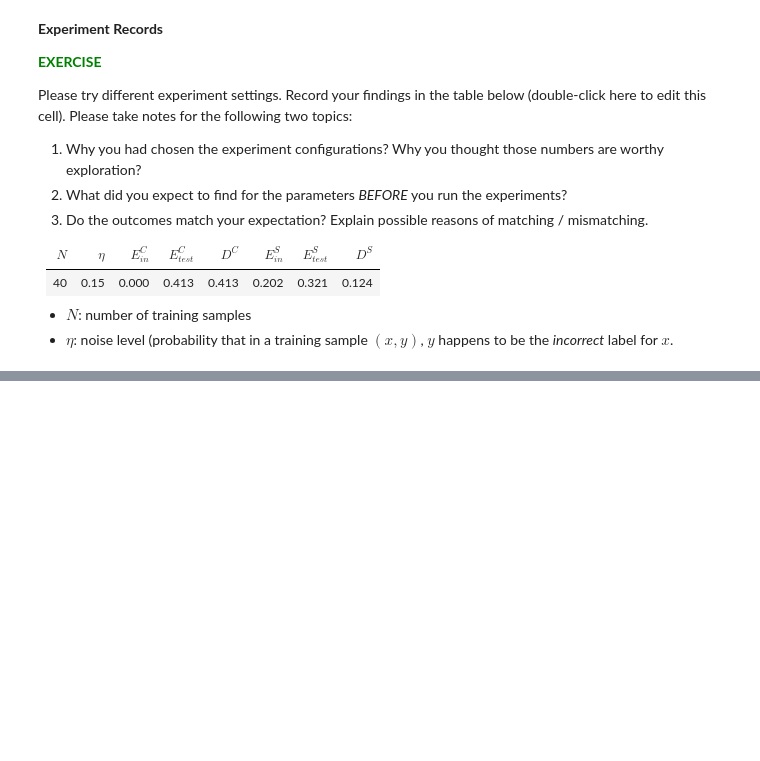
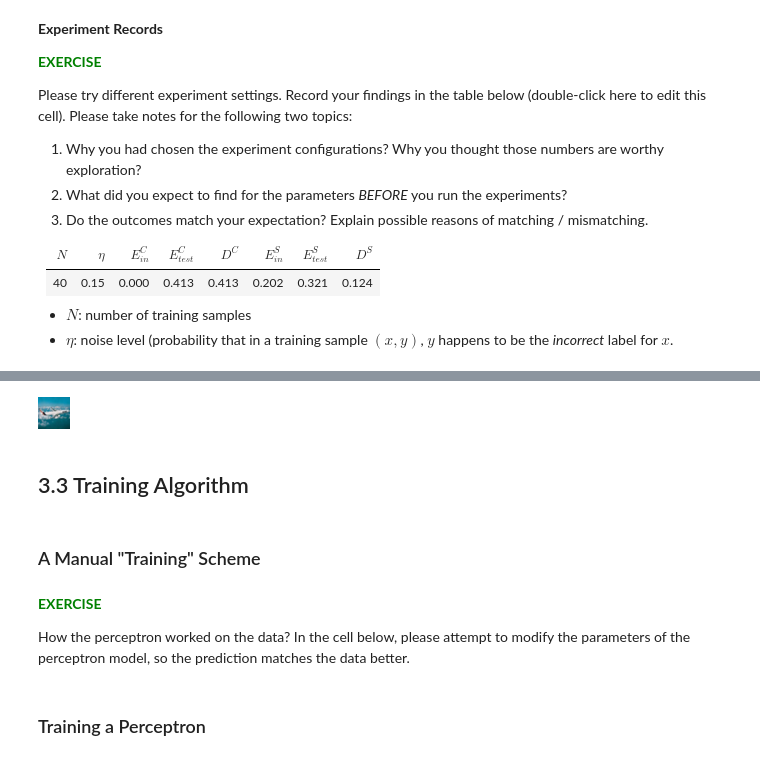
Before and after one commit to aedanr/UTS_ML_S19, a Jupyter notebook: Copy_of_NB01_NaiveLearning_PythonBasics.ipynb, the cells around one changed output, grey strips where cells are left out. Drawn from its saved outputs; the diff is of its cells as text; code cells hidden in the pictures; blank space fills up the shorter version.

Commit message:
With lab 3 notes and exercises done

```diff
--- a/Copy_of_NB01_NaiveLearning_PythonBasics.ipynb
+++ b/Copy_of_NB01_NaiveLearning_PythonBasics.ipynb
@@ -1078,0 +1084,29 @@ Please try different experiment settings. Record your findings in the table belo
+# %%
+# Environment and constant preparation
+%matplotlib inline
+# renders figures in notebook
+import numpy as np
+from PIL import Image # Python Imaging Library - image file manipulation
+# Image module provides a class used to represent a PIL image, load, rotate, display, etc.
+from sklearn.model_selection import train_test_split
+try:
+    import plotly.graph_objects as go
+except:
+    !pip install plotly==4.1.0
+import matplotlib.pyplot as plt # pyplot module generates interactive plots
+# 'import pyplot module of matplotlib library under alias plt'
+import torchvision.datasets as cvdata # import torchvision datasets
+import torchvision.transforms as transforms # import torchvision transforms
+# torchvision package contains datasets, model architectures, 'common image
+# transformations' for computer vision.
+from pathlib import Path
+# pathlib.Path class for creating file paths
+# Creates paths appropriate for different OSs
+import torch
+
+DATA_FOLDER = Path("./data").absolute()
+# absolute() returns an absolute version of a path
+DATA_FOLDER.mkdir(parents=True, exist_ok=True) # Create directory with specified path
+DATA_FOLDER = str(DATA_FOLDER) # create a string with the specified path
+COLAB = True
+IRIS_EXPERIMENT_X_SPACE_QUANTISATION_BIN_NUM = 50 # self-interpretation
@@ -1078,0 +1504,16 @@ Please try different experiment settings. Record your findings in the table belo
+# %%
+# Hover the cursor on a training sample, it will show the id of
+# the corresponding image. Use the ID here to show the image.
+im, imnp = show_cifar_image(26045)
+im
+# %% [output]
+[figure, added]
+# %% [markdown]
+## 3.3 Training Algorithm
+# %% [markdown]
+### A Manual "Training" Scheme
+# %% [markdown]
+<span style="color:green">__EXERCISE__</span>
+
+How the perceptron worked on the data? In the cell below,
+please attempt to modify the parameters of the perceptron model, so the prediction matches the data better.
@@ -1078,0 +1528,2 @@ Please try different experiment settings. Record your findings in the table belo
+# %% [markdown]
+### Training a Perceptron
```
Also changed, not shown: parts of 29 cells of this notebook.
